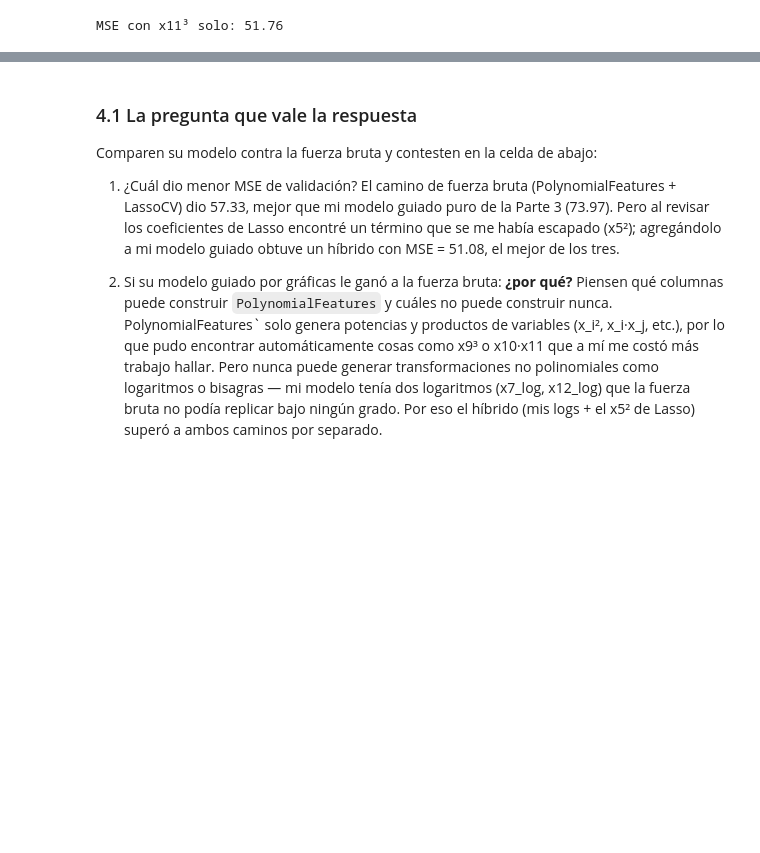
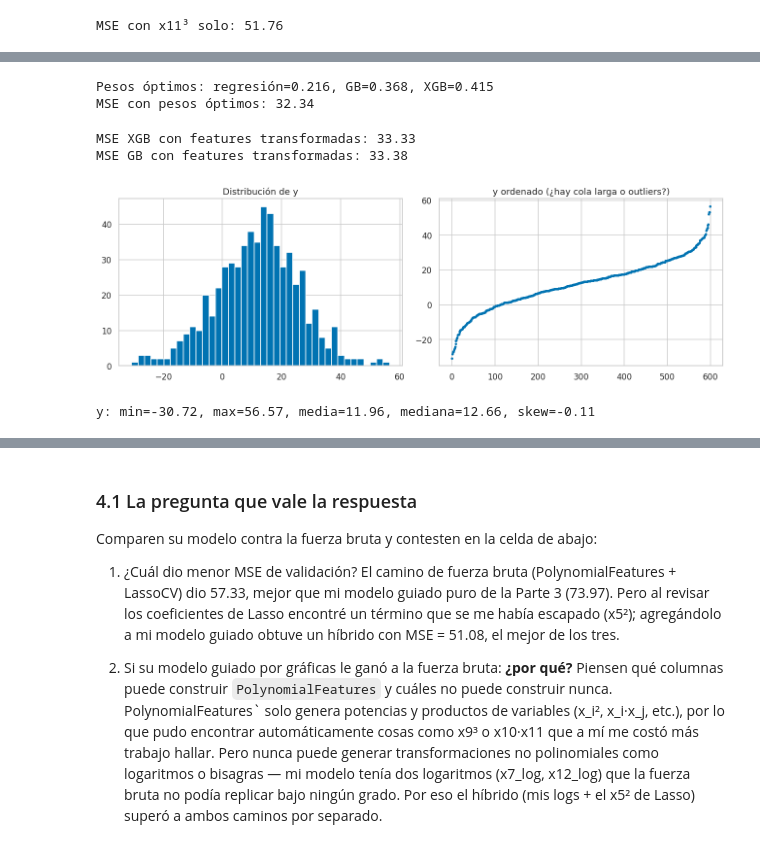
Before and after one commit to reginacabralc/mineria_datos, a Jupyter notebook: tareas/tarea_01_aproximacion_funcion.ipynb, the cells around one changed output, grey strips where cells are left out. Drawn from its saved outputs; the diff is of its cells as text; code cells hidden in the pictures; blank space fills up the shorter version.

```diff
--- a/tareas/tarea_01_aproximacion_funcion.ipynb
+++ b/tareas/tarea_01_aproximacion_funcion.ipynb
@@ -708,0 +802,12 @@ MSE con x11³ solo: 51.76
+# %%
+from sklearn.ensemble import RandomForestRegressor, GradientBoostingRegressor
+
+rf = RandomForestRegressor(n_estimators=500, random_state=SEMILLA, n_jobs=-1)
+rf.fit(X_train, y_train)
+mse_rf = mean_squared_error(y_val, rf.predict(X_val))
+print(f"MSE Random Forest: {mse_rf:.2f}")
+
+gb = GradientBoostingRegressor(n_estimators=500, random_state=SEMILLA, max_depth=3)
+gb.fit(X_train, y_train)
+mse_gb = mean_squared_error(y_val, gb.predict(X_val))
+print(f"MSE Gradient Boosting: {mse_gb:.2f}")
@@ -708,0 +1058,60 @@ MSE con x11³ solo: 51.76
+# %%
+from scipy.optimize import minimize
+
+def mse_ensamble_pesos(pesos):
+    w1, w2, w3 = pesos
+    pred = w1*pred_regresion + w2*pred_gb + w3*pred_xgb
+    return mean_squared_error(y_val, pred)
+
+# Buscar los pesos óptimos (restringidos a sumar 1, todos positivos)
+resultado = minimize(
+    mse_ensamble_pesos,
+    x0=[0.15, 0.425, 0.425],
+    bounds=[(0,1),(0,1),(0,1)],
+    constraints={"type":"eq", "fun": lambda w: sum(w)-1}
+)
+w_opt = resultado.x
+print(f"Pesos óptimos: regresión={w_opt[0]:.3f}, GB={w_opt[1]:.3f}, XGB={w_opt[2]:.3f}")
+print(f"MSE con pesos óptimos: {resultado.fun:.2f}")
+# %% [output]
+Pesos óptimos: regresión=0.216, GB=0.368, XGB=0.415
+MSE con pesos óptimos: 32.34
+# %%
+# Agregar las features transformadas de la Parte 2 al set de GB/XGB
+X_train_feat = X_train.copy()
+X_val_feat = X_val.copy()
+
+for df in [X_train_feat, X_val_feat]:
+    df["x9_cuadrado"] = df["x9"]**2
+    df["x9_cubico"]   = df["x9"]**3
+    df["x7_log"]      = np.log1p(np.maximum(0, df["x7"]))
+    df["x12_log"]     = np.log1p(np.maximum(0, df["x12"]))
+
+xgb_feat = xgb_search.best_estimator_.__class__(**xgb_search.best_params_)
+xgb_feat.fit(X_train_feat, y_train)
+mse_xgb_feat = mean_squared_error(y_val, xgb_feat.predict(X_val_feat))
+print(f"MSE XGB con features transformadas: {mse_xgb_feat:.2f}")
+
+gb_feat = gb_search2.best_estimator_.__class__(**gb_search2.best_params_)
+gb_feat.fit(X_train_feat, y_train)
+mse_gb_feat = mean_squared_error(y_val, gb_feat.predict(X_val_feat))
+print(f"MSE GB con features transformadas: {mse_gb_feat:.2f}")
+# %% [output]
+MSE XGB con features transformadas: 33.33
+MSE GB con features transformadas: 33.38
+# %%
+# Revisar distribución de y
+plt.figure(figsize=(12,4))
+plt.subplot(1,2,1)
+plt.hist(y_train, bins=40)
+plt.title("Distribución de y")
+plt.subplot(1,2,2)
+plt.scatter(range(len(y_train)), sorted(y_train), s=5)
+plt.title("y ordenado (¿hay cola larga o outliers?)")
+plt.tight_layout()
+plt.show()
+
+print(f"y: min={y_train.min():.2f}, max={y_train.max():.2f}, media={y_train.mean():.2f}, mediana={y_train.median():.2f}, skew={y_train.skew():.2f}")
+# %% [output]
+[figure, added]
+y: min=-30.72, max=56.57, media=11.96, mediana=12.66, skew=-0.11
```
Also changed, not shown: parts of 20 cells of this notebook.
